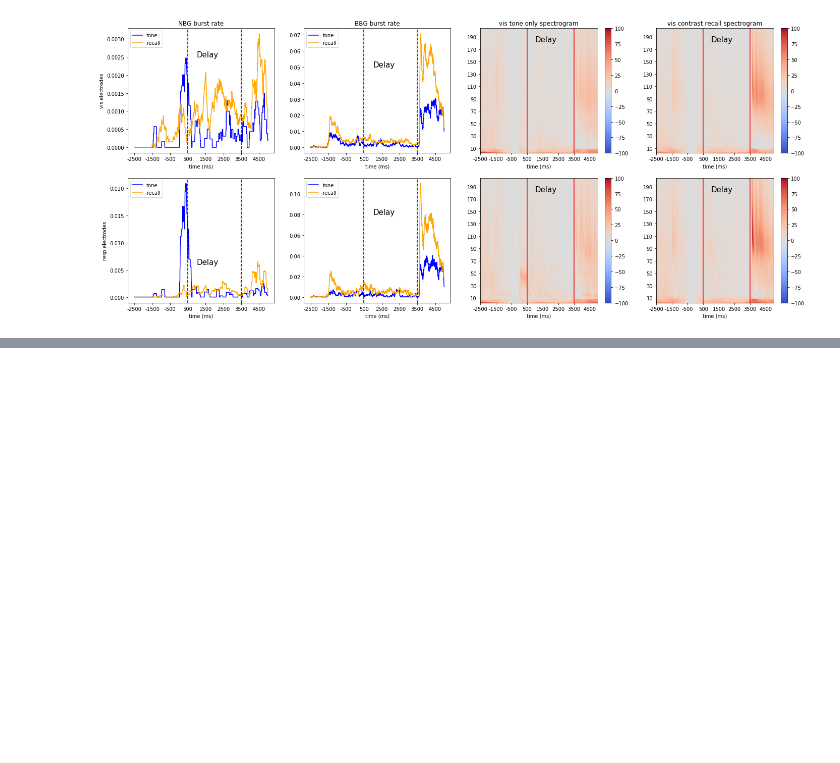
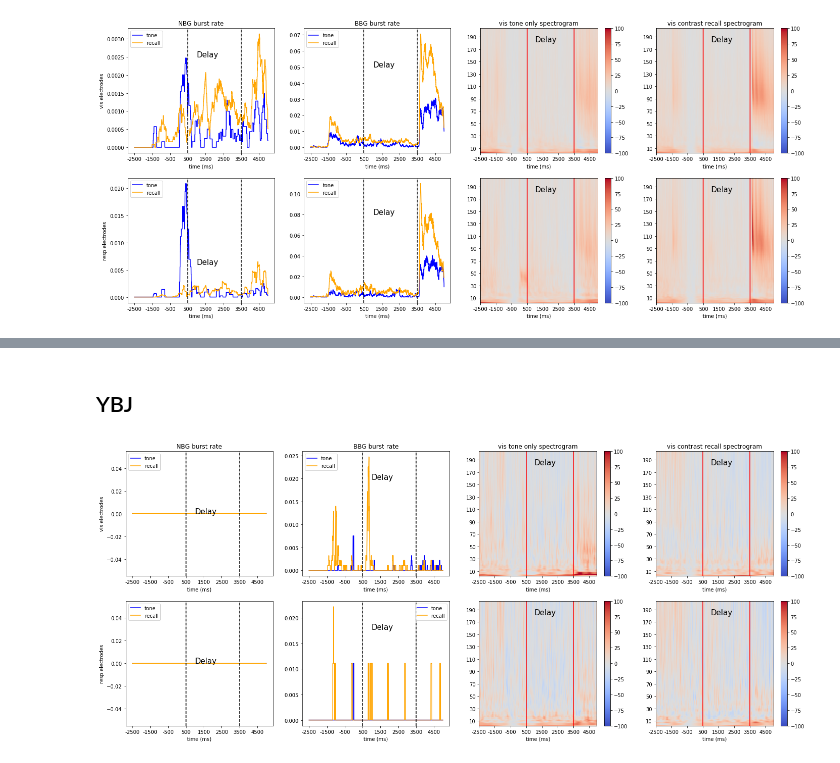
Before and after one commit to YeLiBCM/Grating_recall, a Jupyter notebook: plot_br_spect_summary.ipynb, the cells around one changed output, grey strips where cells are left out. Saved outputs shown, nothing was run; the diff lists cells and outputs as text; code cells hidden in the pictures; blank space fills up the shorter version.

```diff
--- a/plot_br_spect_summary.ipynb
+++ b/plot_br_spect_summary.ipynb
@@ -409,0 +518,6 @@ ax[1,3].set_yticklabels(np.arange(10,220,20));
+# %% [markdown]
+## YBJ
+# %%
+sbj_plot('YBJ')
+# %% [output]
+[figure, added]
```
Also changed, not shown: parts of 12 cells of this notebook.
